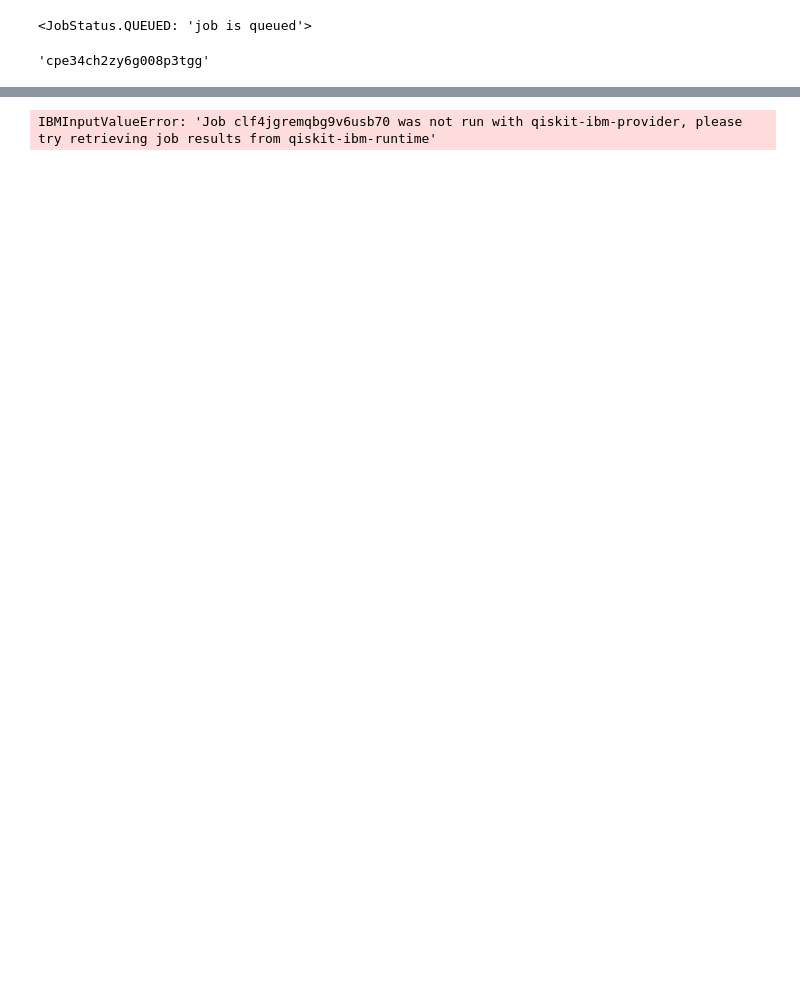
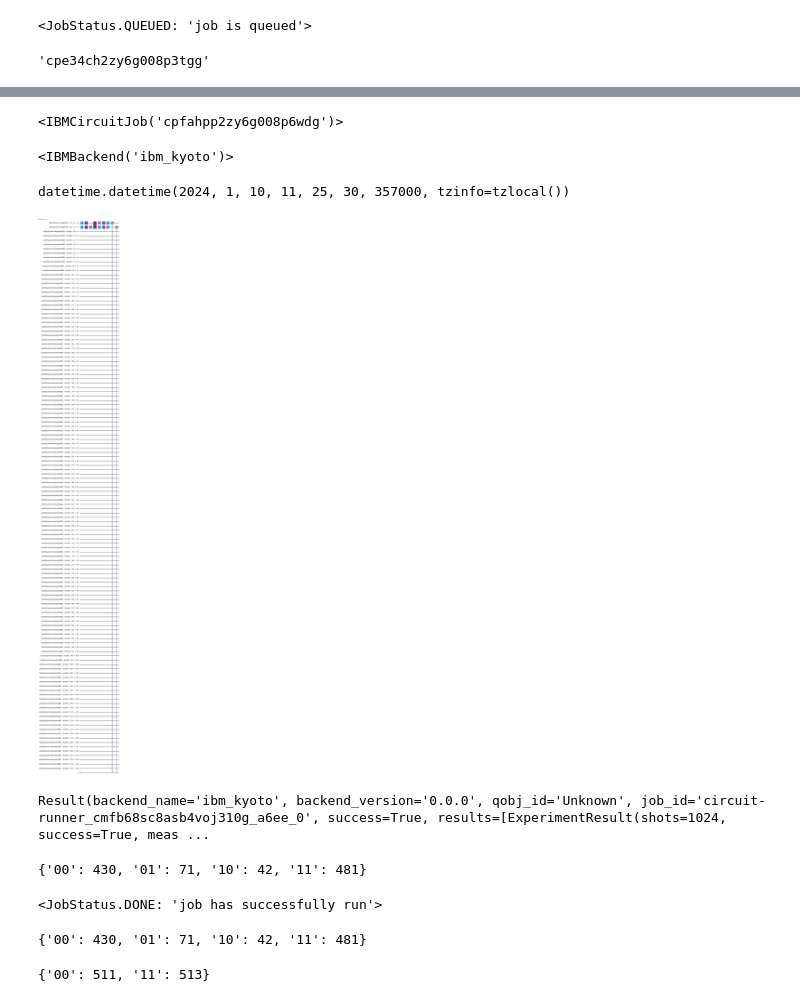
Before and after one commit to Polyana150/Gercom, a Jupyter notebook: teste.ipynb, the cells around one changed output, grey strips where cells are left out. Cells and saved outputs as stored; diff of their text form; code cells hidden in the pictures; blank space fills up the shorter version.

```diff
--- a/teste.ipynb
+++ b/teste.ipynb
@@ -157,8 +167,52 @@ for ran_job in provider.backend.jobs(limit=5):
 cpe34ch2zy6g008p3tgg - date: 2024-01-08 - tags: ['bell'] - status: JobStatus.DONE
 # %%
 #Aqui ele vai rodar um job que ele já fez antes
-retrieved_job = provider.backend.retrieve_job("")
+retrieved_job = provider.backend.retrieve_job("cpfahpp2zy6g008p6wdg")
 
 retrieved_job
 # %% [output]
-IBMInputValueError: 'Job clf4jgremqbg9v6usb70 was not run with qiskit-ibm-provider, please try retrieving job results from qiskit-ibm-runtime'
+<IBMCircuitJob('cpfahpp2zy6g008p6wdg')>
+# %%
+retrieved_job.backend()
+# %% [output]
+<IBMBackend('ibm_kyoto')>
+# %%
+retrieved_job.creation_date()
+# %% [output]
+datetime.datetime(2024, 1, 10, 11, 25, 30, 357000, tzinfo=tzlocal())
+# %%
+retrieved_job.circuits()[0].draw("mpl", style="iqp")
+# %% [output]
+[figure, added]
+# %%
+retrieved_job.result()
+# %% [output]
+Result(backend_name='ibm_kyoto', backend_version='0.0.0', qobj_id='Unknown', job_id='circuit-runner_cmfb68sc8asb4voj310g_a6ee_0', success=True, results=[ExperimentResult(shots=1024, success=True, meas ...
+# %%
+retrieved_job.result().get_counts()
+# %% [output]
+{'00': 430, '01': 71, '10': 42, '11': 481}
+# %%
+#Ele vai comparar os dois agora
+job = provider.backend.retrieve_job("cpfahpp2zy6g008p6wdg")
+
+job.status()
+# %% [output]
+<JobStatus.DONE: 'job has successfully run'>
+# %%
+counts_hardware = job.result().get_counts()
+
+counts_hardware
+# %% [output]
+{'00': 430, '01': 71, '10': 42, '11': 481}
+# %%
+from qiskit import QuantumCircuit, BasicAer, execute
+from qiskit.visualization import plot_histogram
+
+
+job_simulator = execute(qc, simulator, shots=1024, seed_simulator=42)
+counts_simulator = job_simulator.result().get_counts()
+
+counts_simulator
+# %% [output]
+{'00': 511, '11': 513}
```
Also changed, not shown: parts of 32 cells of this notebook, 1 other file.
